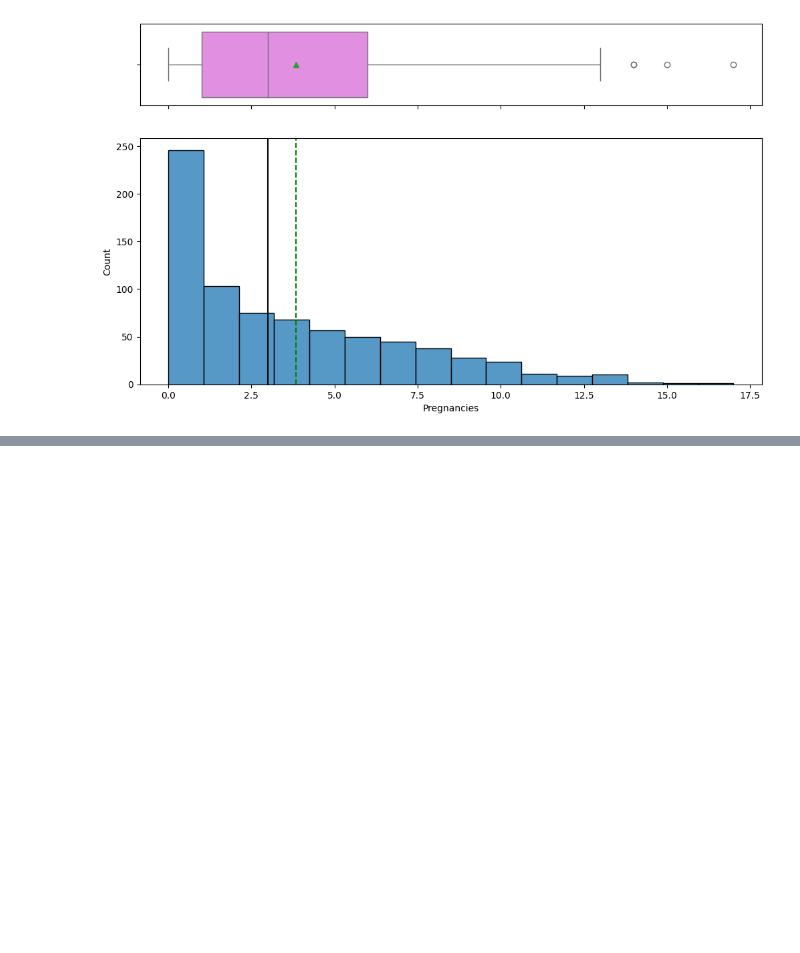
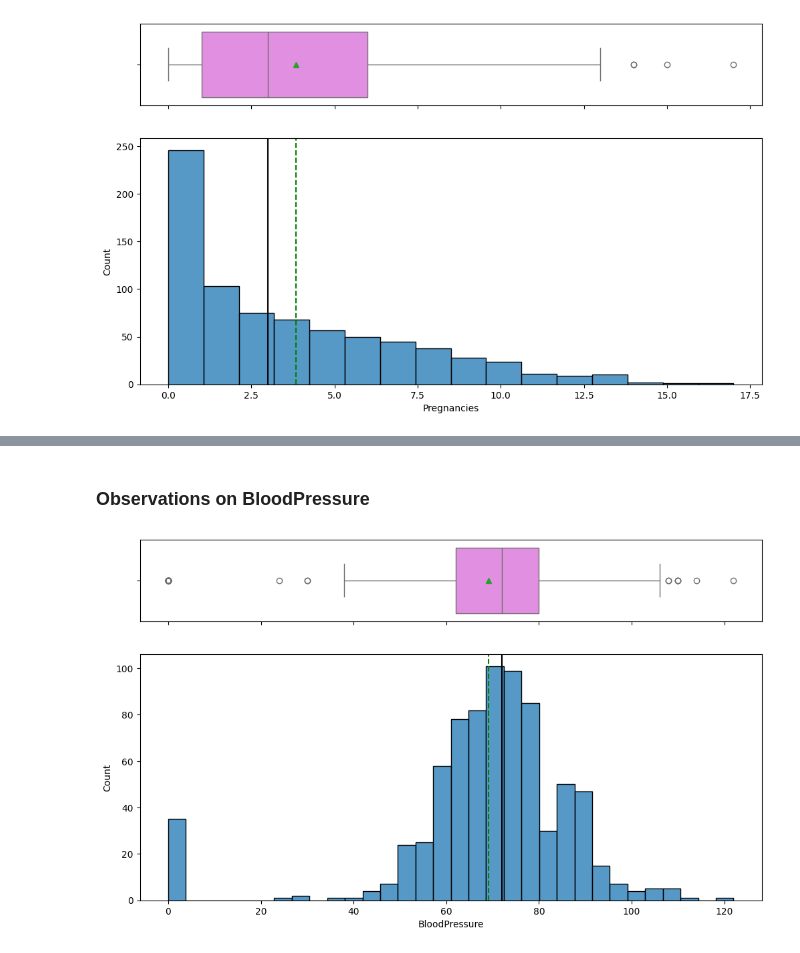
Before and after one commit to aimlalchemists/random-forest-diabetes-risk-prediction, a Jupyter notebook: Case_Study_DiabetesRisk_Prediction.ipynb, the cells around one changed output, grey strips where cells are left out. Saved outputs shown, nothing was run; the diff lists cells and outputs as text; code cells hidden in the pictures; blank space fills up the shorter version.

```diff
--- a/Case_Study_DiabetesRisk_Prediction.ipynb
+++ b/Case_Study_DiabetesRisk_Prediction.ipynb
@@ -175,0 +190,6 @@ histogram_boxplot(data, "Pregnancies")
+# %% [markdown]
+### **Observations on BloodPressure**
+# %%
+histogram_boxplot(data,"BloodPressure")
+# %% [output]
+[figure, added]
```
Also changed, not shown: parts of 35 cells of this notebook.
